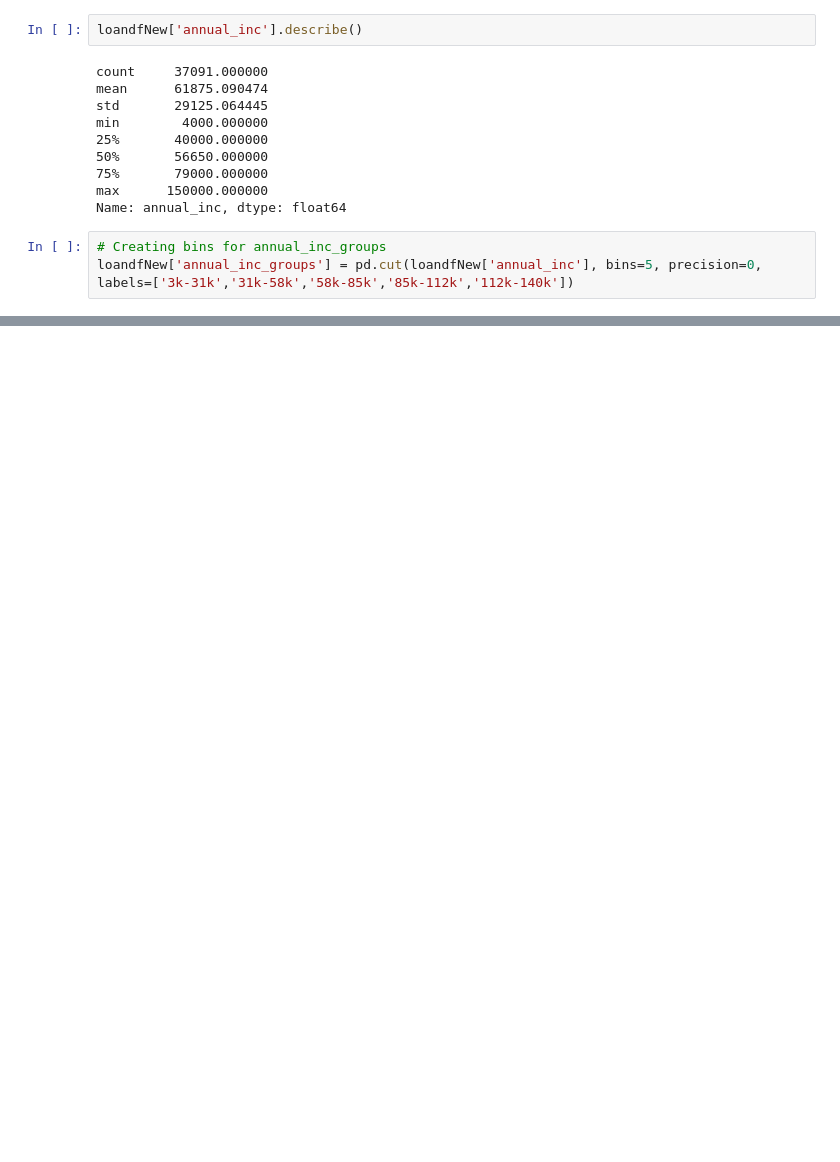
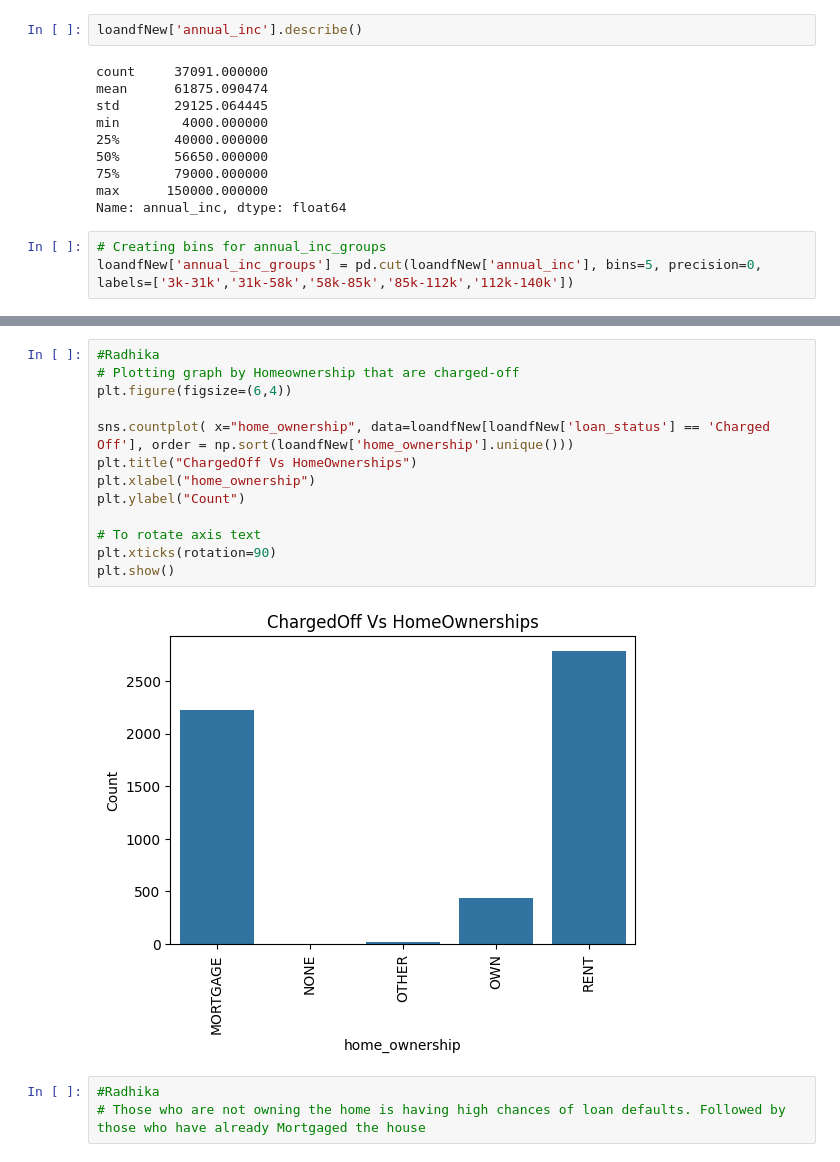
Before and after one commit to karthikgadepalli/LendingClubCaseStudy, a Jupyter notebook: LendingClubCaseStudyAnalysis.ipynb, the cells around one changed output, grey strips where cells are left out. Drawn from its saved outputs; the diff is of its cells as text; blank space fills up the shorter version.

```diff
--- a/LendingClubCaseStudyAnalysis.ipynb
+++ b/LendingClubCaseStudyAnalysis.ipynb
@@ -870,0 +870,18 @@ plt.show()
+# %%
+#Radhika
+# Plotting graph by Homeownership that are charged-off
+plt.figure(figsize=(6,4))
+
+sns.countplot( x="home_ownership", data=loandfNew[loandfNew['loan_status'] == 'Charged Off'], order = np.sort(loandfNew['home_ownership'].unique()))
+plt.title("ChargedOff Vs HomeOwnerships")
+plt.xlabel("home_ownership")
+plt.ylabel("Count")
+
+# To rotate axis text
+plt.xticks(rotation=90)
+plt.show()
+# %% [output]
+[figure, added]
+# %%
+#Radhika
+# Those who are not owning the home is having high chances of loan defaults. Followed by those who have already Mortgaged the house
```
Also changed, not shown: parts of 40 cells of this notebook.
